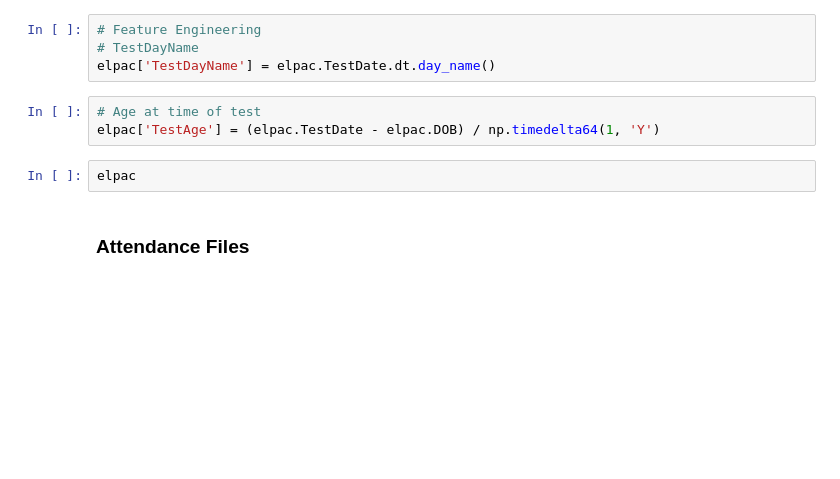
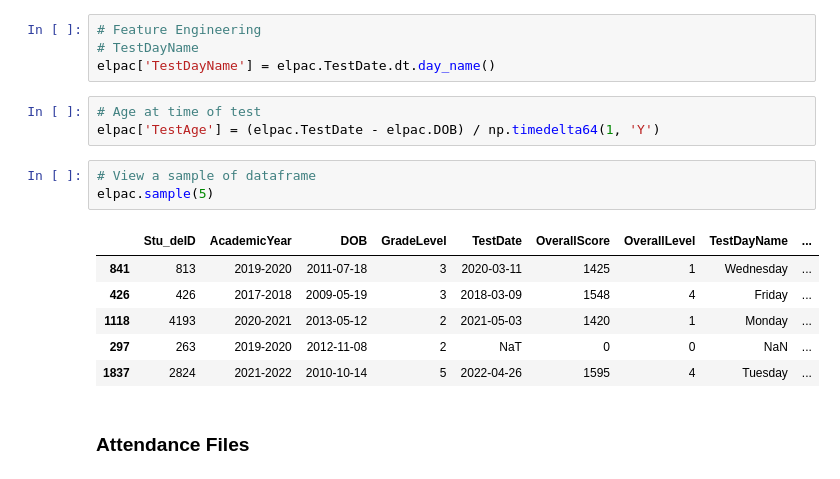
Before and after one commit to Oscar-Gil-Data/ADS-599B, a Jupyter notebook: Code Library Folder/Team3_Capstone_technical.ipynb, the cells around one changed output. Cells and saved outputs as stored; diff of their text form; blank space fills up the shorter version.

```diff
--- a/Code Library Folder/Team3_Capstone_technical.ipynb
+++ b/Code Library Folder/Team3_Capstone_technical.ipynb
@@ -197,8 +198,16 @@ elpac['TestDayName'] = elpac.TestDate.dt.day_name()
 # %%
 # Age at time of test
 elpac['TestAge'] = (elpac.TestDate - elpac.DOB) / np.timedelta64(1, 'Y')
-# %%
-elpac
+# %%
+# View a sample of dataframe
+elpac.sample(5)
+# %% [output]
+|  | Stu_deID | AcademicYear | DOB | GradeLevel | TestDate | OverallScore | OverallLevel | TestDayName | ... |
+| 841 | 813 | 2019-2020 | 2011-07-18 | 3 | 2020-03-11 | 1425 | 1 | Wednesday | ... |
+| 426 | 426 | 2017-2018 | 2009-05-19 | 3 | 2018-03-09 | 1548 | 4 | Friday | ... |
+| 1118 | 4193 | 2020-2021 | 2013-05-12 | 2 | 2021-05-03 | 1420 | 1 | Monday | ... |
+| 297 | 263 | 2019-2020 | 2012-11-08 | 2 | NaT | 0 | 0 | NaN | ... |
+| 1837 | 2824 | 2021-2022 | 2010-10-14 | 5 | 2022-04-26 | 1595 | 4 | Tuesday | ... |
 # %% [markdown]
 ### **Attendance Files**
 # %%
```
Also changed, not shown: parts of 33 cells of this notebook, 1 other file.
